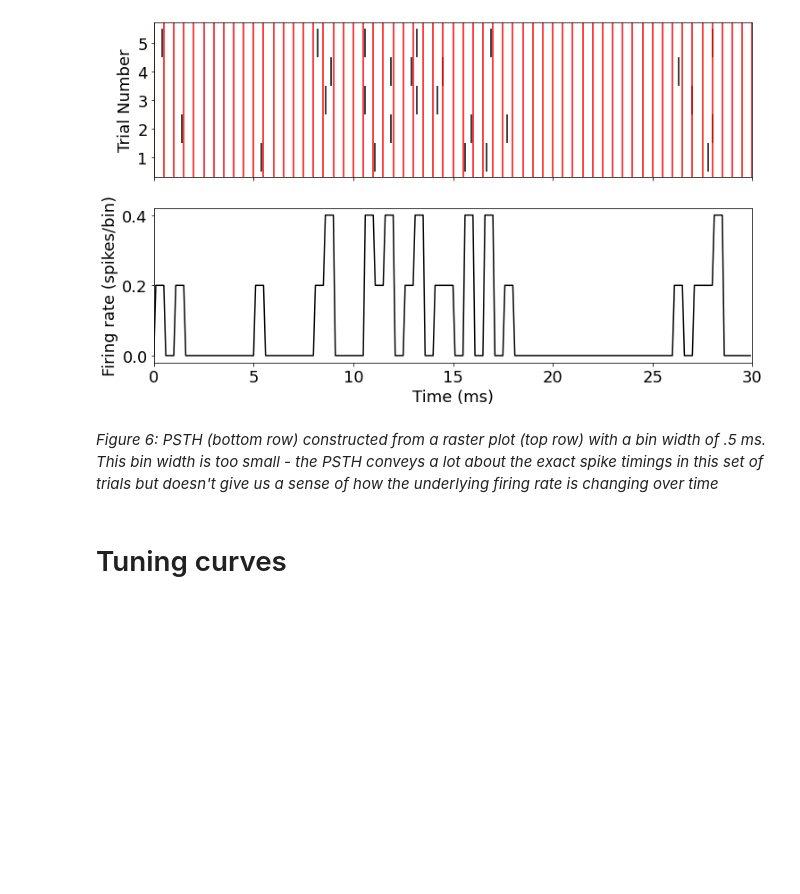
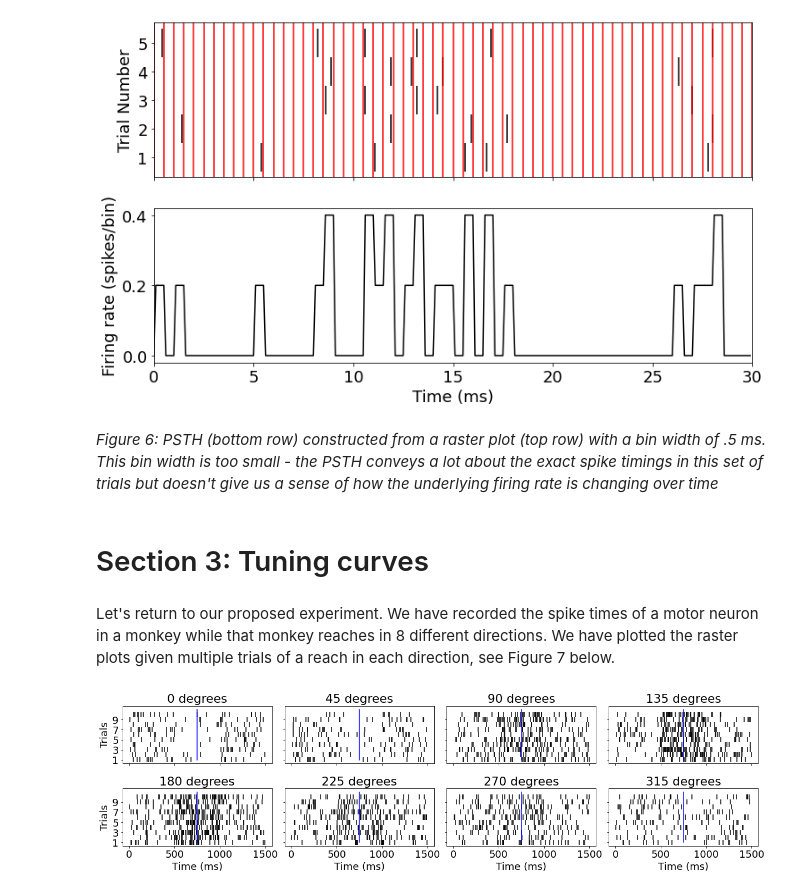
Before and after one commit to ebatty/CompNeuroNotes, a Jupyter notebook: lectures/02-NeuralResponses&TuningCurves.ipynb, the cells around one changed output. Drawn from its saved outputs; the diff is of its cells as text; code cells hidden in the pictures; blank space fills up the shorter version.

```diff
--- a/lectures/02-NeuralResponses&TuningCurves.ipynb
+++ b/lectures/02-NeuralResponses&TuningCurves.ipynb
@@ -221,4 +221,56 @@ axes[1].set(xlabel = 'Time (ms)',
 # %% [markdown]
 *Figure 6: PSTH (bottom row) constructed from a raster plot (top row) with a bin width of .5 ms. This bin width is too small - the PSTH conveys a lot about the exact spike timings in this set of trials but doesn't give us a sense of how the underlying firing rate is changing over time*
 # %% [markdown]
-# Tuning curves
+# Section 3: Tuning curves
+# %% [markdown]
+
+Let's return to our proposed experiment. We have recorded the spike times of a motor neuron in a monkey while that monkey reaches in 8 different directions. We have plotted the raster plots given multiple trials of a reach in each direction, see Figure 7 below.
+# %%
+# @markdown
+
+np.random.seed(123)
+n_trials = 10
+
+angles = np.array([0, 45, 90, 135, 180, 225, 270, 315])
+firing_rates = np.array([5, 8, 40, 54, 55, 38, 24, 8])
+
+reach_sp_times = {}
+
+# Make raster plots
+fig, axes = plt.subplots(2, 4, figsize=(17, 5), sharex=True, sharey = True)
+
+axes = axes.flatten()
+for i_angle in range(8):
+
+    reach_firing_rates = 15*np.ones((1500))
+    reach_firing_rates[(750 - 250):(750 + 250)] = firing_rates[i_angle]
+
+    bin_width = 1/1000
+
+    all_sp_time_list = []
+    for i_trial in range(n_trials):
+
+        binned_spikes = np.random.poisson(reach_firing_rates * bin_width)
+        sp_times = np.where(binned_spikes)[0]
+
+        all_sp_time_list.append(sp_times)
+
+    reach_sp_times[i_angle] = all_sp_time_list
+
+    axes[i_angle].eventplot(all_sp_time_list, colors = 'black')
+    axes[i_angle].plot([750, 750], [0, 10], 'b')
+    axes[i_angle].set( #xlabel = 'Time (ms)',
+       #ylabel = 'Trial Number',
+       ylim = [-.7, 10.7],
+       yticks = np.arange(0, 10, 2),
+       yticklabels = np.arange(1, 11, 2),
+       title = f'{angles[i_angle]} degrees');
+
+    if angles[i_angle] > 135:
+      axes[i_angle].set(xlabel = 'Time (ms)')
+    if angles[i_angle] == 0 or angles[i_angle] == 180:
+      axes[i_angle].set(ylabel = 'Trials')
+
+plt.tight_layout()
+# %% [output]
+[figure, added]
```
Also changed, not shown: parts of 9 cells of this notebook.
